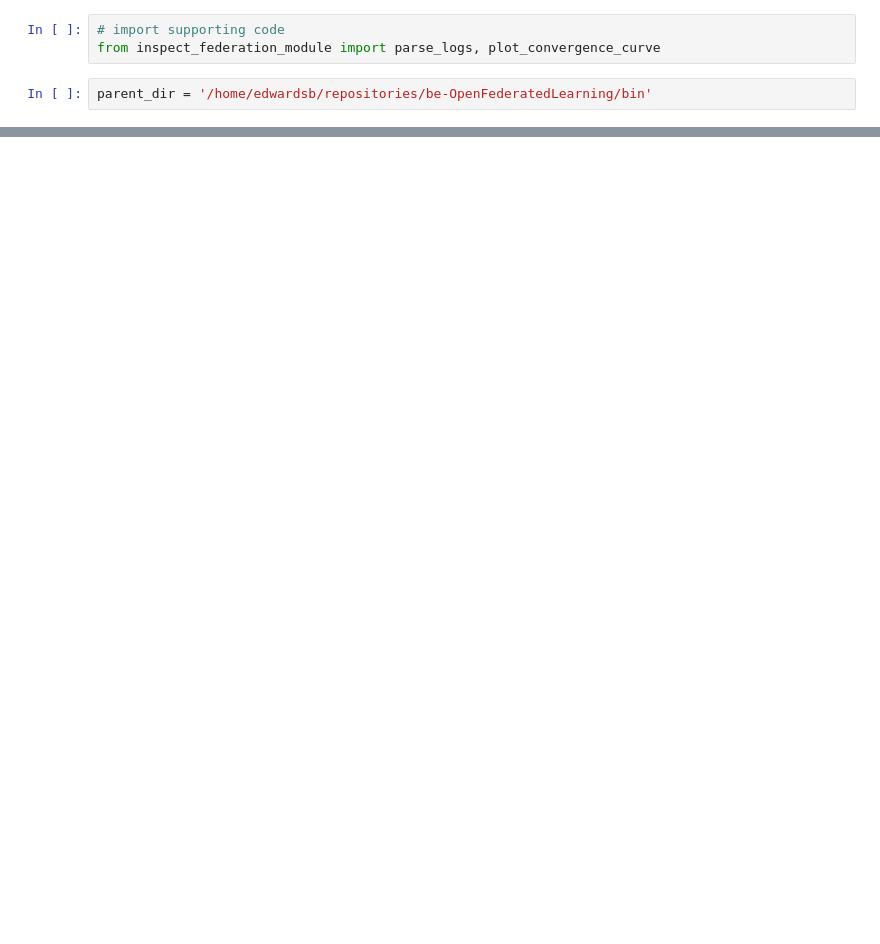
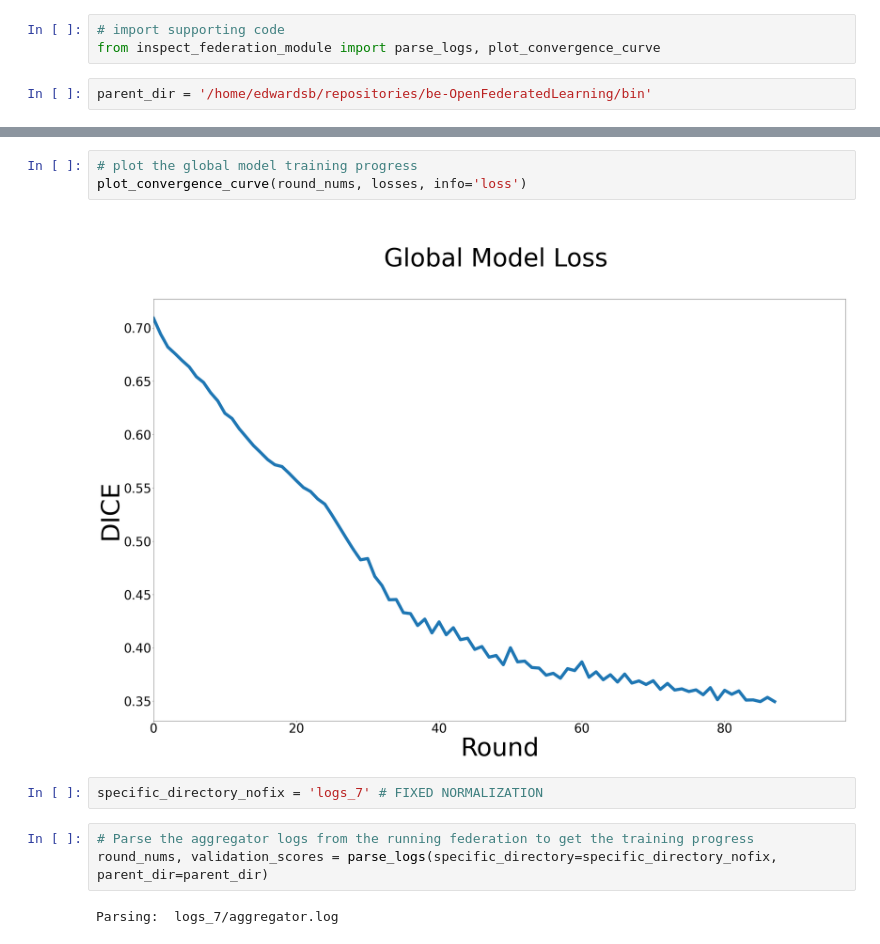
Before and after one commit to FeTS-AI/Algorithms, a Jupyter notebook: fets/bin/plot_fed_training_curves/InspectFederation.ipynb, the cells around one changed output, grey strips where cells are left out. Saved outputs shown, nothing was run; the diff lists cells and outputs as text; blank space fills up the shorter version.

```diff
--- a/fets/bin/plot_fed_training_curves/InspectFederation.ipynb
+++ b/fets/bin/plot_fed_training_curves/InspectFederation.ipynb
@@ -154,0 +46,12 @@ if not fail:
+# %%
+# plot the global model training progress
+plot_convergence_curve(round_nums, losses, info='loss')
+# %% [output]
+[figure, added]
+# %%
+specific_directory_nofix = 'logs_7' # FIXED NORMALIZATION
+# %%
+# Parse the aggregator logs from the running federation to get the training progress
+round_nums, validation_scores = parse_logs(specific_directory=specific_directory_nofix, parent_dir=parent_dir)
+# %% [output]
+Parsing:  logs_7/aggregator.log
```
Also changed, not shown: parts of 55 cells of this notebook, 5 other files.
